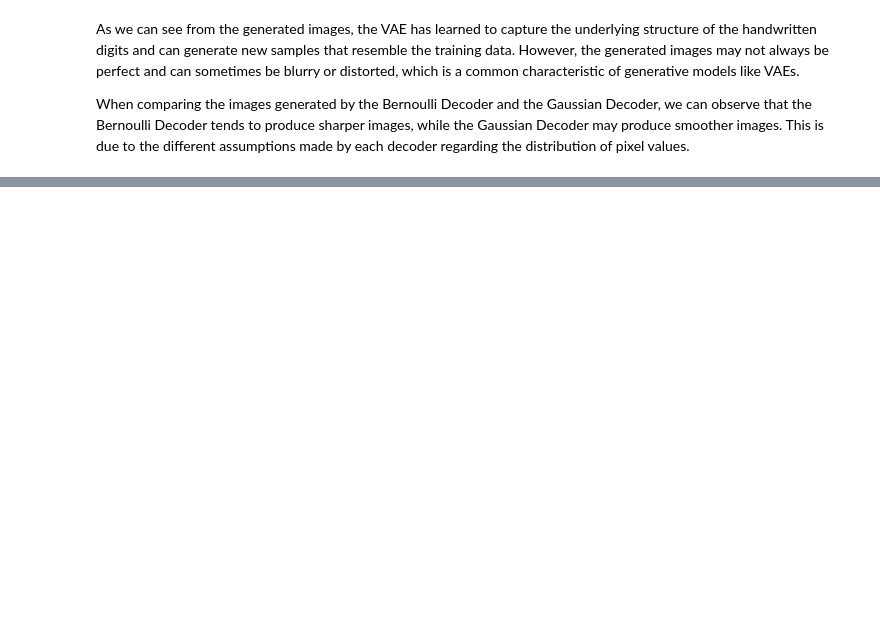
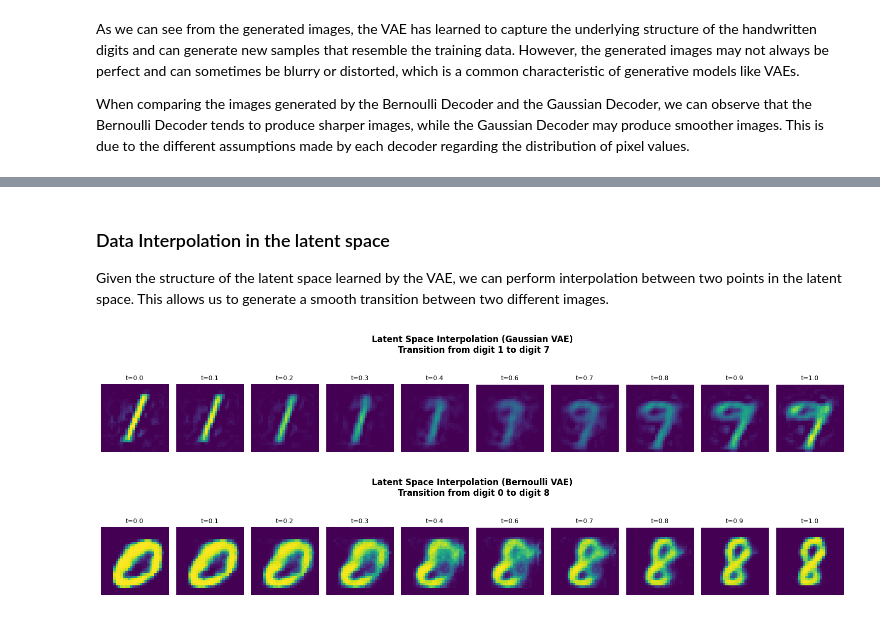
Before and after one commit to arturo-olvrs/VAE-MINST, a Jupyter notebook: vae-minst.ipynb, the cells around one changed output, grey strips where cells are left out. Cells and saved outputs as stored; diff of their text form; code cells hidden in the pictures; blank space fills up the shorter version.

```diff
--- a/vae-minst.ipynb
+++ b/vae-minst.ipynb
@@ -673,0 +731,70 @@ When comparing the images generated by the Bernoulli Decoder and the Gaussian De
+# %% [markdown]
+### Data Interpolation in the latent space
+
+Given the structure of the latent space learned by the VAE, we can perform interpolation between two points in the latent space. This allows us to generate a smooth transition between two different images.
+# %%
+import torch
+import numpy as np
+import matplotlib.pyplot as plt
+
+def interpolate_latent_space(vae_model, data_loader, idx_A=0, idx_B=1, num_steps=10, title="Latent Space Interpolation"):
+    """
+    Generates a visual transition between two images in the latent space of a Gaussian VAE.
+
+    Parameters:
+    - vae_model: The trained VAE model.
+    - data_loader: DataLoader for the dataset to sample images from.
+    - idx_A: Index of the first image in the batch to interpolate from (default is 0).
+    - idx_B: Index of the second image in the batch to interpolate to (default is 1).
+    - num_steps: Number of interpolation steps between the two images (default is 10).
+    - title: Title for the entire figure (default is "Latent Space Interpolation").
+    """
+
+    vae_model.eval()
+
+    images, labels = next(iter(data_loader))
+
+    img_A = images[idx_A].to(device)
+    img_B = images[idx_B].to(device)
+
+    label_A = labels[idx_A].item()
+    label_B = labels[idx_B].item()
+
+    with torch.no_grad():
+        # Flatten the images if the encoder expects a vector of size 784
+        x_A = img_A.view(1, -1)
+        x_B = img_B.view(1, -1)
+
+        mu_A, _ = vae_model.encoder(x_A)
+        mu_B, _ = vae_model.encoder(x_B)
+
+    # Define the interpolation steps
+    steps = np.linspace(0, 1, num_steps)
+
+    fig, axes = plt.subplots(1, num_steps, figsize=(15, 2.5))
+
+    for i, t in enumerate(steps):
+        # Linear interpolation formula: (1 - t) * A + t * B
+        interpolated_vector = (1.0 - t) * mu_A + t * mu_B
+
+        with torch.no_grad():
+            # Pass the interpolated coordinate directly to the Decoder
+            decoded_image = vae_model.decoder(interpolated_vector)
+
+            # Reshape the output to 2D format (28x28 pixels) for visualization
+            image_numpy = decoded_image.view(NEW_HEIGHT, NEW_WIDTH).cpu().numpy()
+
+        # Plot the resulting image in its respective subplot
+        axes[i].imshow(image_numpy, cmap=CMAP, vmin=0, vmax=1)
+        axes[i].axis('off')
+        axes[i].set_title(f"t={t:.1f}", fontsize=9)
+
+    plt.suptitle(f"{title}\n Transition from digit {label_A} to digit {label_B}", fontsize=12, fontweight='bold', y=1.05)
+    plt.tight_layout()
+    plt.show()
+
+interpolate_latent_space(gaussian_vae, gaussian_trainloader, idx_A=0, idx_B=1, num_steps=10, title="Latent Space Interpolation (Gaussian VAE)")
+interpolate_latent_space(bernoulli_vae, bernoulli_trainloader, idx_A=0, idx_B=1, num_steps=10, title="Latent Space Interpolation (Bernoulli VAE)")
+# %% [output]
+[figure, added]
+[figure, added]
```
Also changed, not shown: parts of 10 cells of this notebook, 5 other files.
